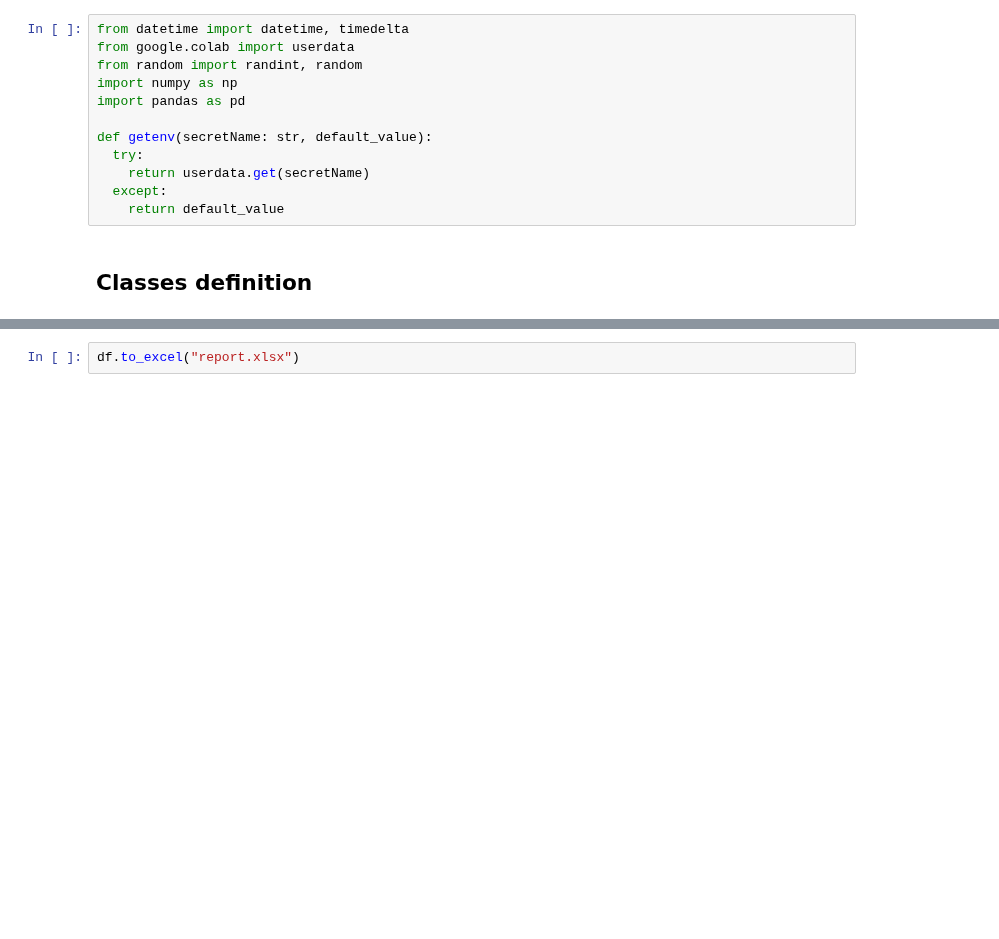
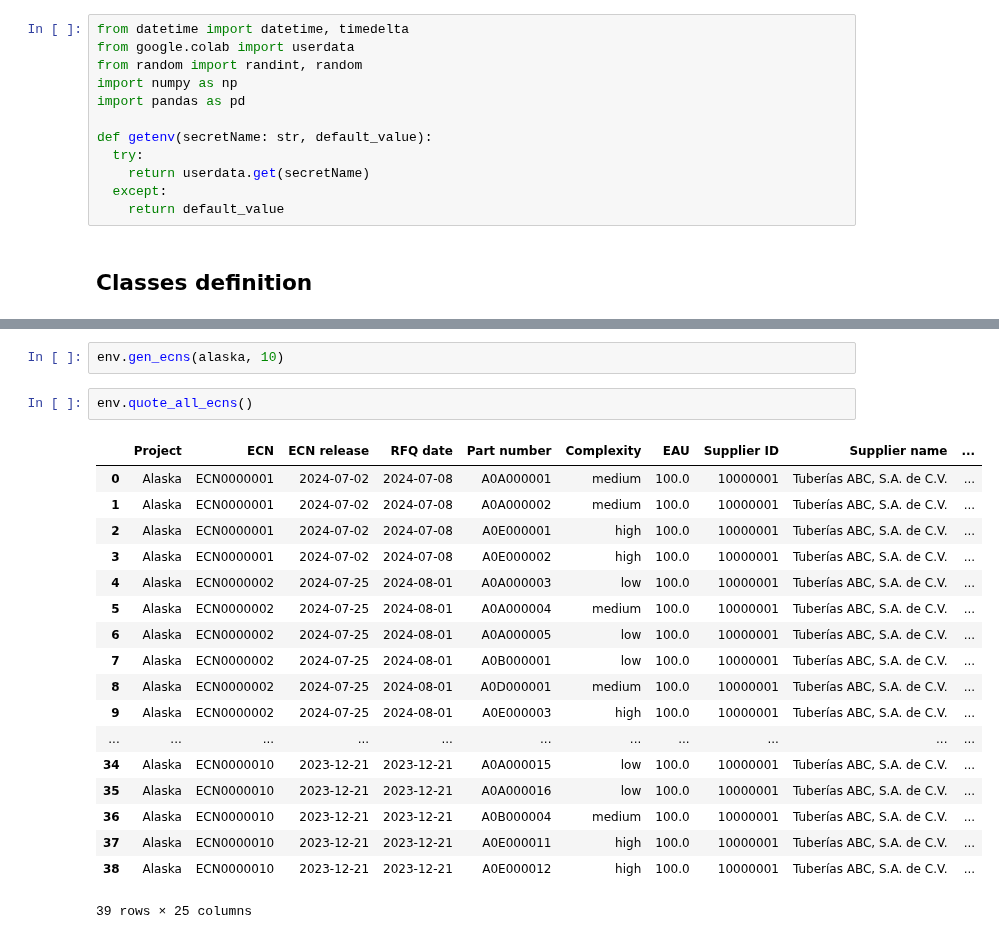
Before and after one commit to rubusarbaro/supplier-selection_fuzzy-logic_thesis, a Jupyter notebook: Simulation.ipynb, the cells around one changed output, grey strips where cells are left out. Cells and saved outputs as stored; diff of their text form; blank space fills up the shorter version.

```diff
--- a/Simulation.ipynb
+++ b/Simulation.ipynb
@@ -433,2 +466,23 @@ plt.gca().spines[['top', 'right',]].set_visible(False)
-# %%
-df.to_excel("report.xlsx")
+# %%
+env.gen_ecns(alaska, 10)
+# %%
+env.quote_all_ecns()
+# %% [output]
+|  | Project | ECN | ECN release | RFQ date | Part number | Complexity | EAU | Supplier ID | Supplier name | ... |
+| 0 | Alaska | ECN0000001 | 2024-07-02 | 2024-07-08 | A0A000001 | medium | 100.0 | 10000001 | Tuberías ABC, S.A. de C.V. | ... |
+| 1 | Alaska | ECN0000001 | 2024-07-02 | 2024-07-08 | A0A000002 | medium | 100.0 | 10000001 | Tuberías ABC, S.A. de C.V. | ... |
+| 2 | Alaska | ECN0000001 | 2024-07-02 | 2024-07-08 | A0E000001 | high | 100.0 | 10000001 | Tuberías ABC, S.A. de C.V. | ... |
+| 3 | Alaska | ECN0000001 | 2024-07-02 | 2024-07-08 | A0E000002 | high | 100.0 | 10000001 | Tuberías ABC, S.A. de C.V. | ... |
+| 4 | Alaska | ECN0000002 | 2024-07-25 | 2024-08-01 | A0A000003 | low | 100.0 | 10000001 | Tuberías ABC, S.A. de C.V. | ... |
+| 5 | Alaska | ECN0000002 | 2024-07-25 | 2024-08-01 | A0A000004 | medium | 100.0 | 10000001 | Tuberías ABC, S.A. de C.V. | ... |
+| 6 | Alaska | ECN0000002 | 2024-07-25 | 2024-08-01 | A0A000005 | low | 100.0 | 10000001 | Tuberías ABC, S.A. de C.V. | ... |
+| 7 | Alaska | ECN0000002 | 2024-07-25 | 2024-08-01 | A0B000001 | low | 100.0 | 10000001 | Tuberías ABC, S.A. de C.V. | ... |
+| 8 | Alaska | ECN0000002 | 2024-07-25 | 2024-08-01 | A0D000001 | medium | 100.0 | 10000001 | Tuberías ABC, S.A. de C.V. | ... |
+| 9 | Alaska | ECN0000002 | 2024-07-25 | 2024-08-01 | A0E000003 | high | 100.0 | 10000001 | Tuberías ABC, S.A. de C.V. | ... |
+| ... | ... | ... | ... | ... | ... | ... | ... | ... | ... | ... |
+| 34 | Alaska | ECN0000010 | 2023-12-21 | 2023-12-21 | A0A000015 | low | 100.0 | 10000001 | Tuberías ABC, S.A. de C.V. | ... |
+| 35 | Alaska | ECN0000010 | 2023-12-21 | 2023-12-21 | A0A000016 | low | 100.0 | 10000001 | Tuberías ABC, S.A. de C.V. | ... |
+| 36 | Alaska | ECN0000010 | 2023-12-21 | 2023-12-21 | A0B000004 | medium | 100.0 | 10000001 | Tuberías ABC, S.A. de C.V. | ... |
+| 37 | Alaska | ECN0000010 | 2023-12-21 | 2023-12-21 | A0E000011 | high | 100.0 | 10000001 | Tuberías ABC, S.A. de C.V. | ... |
+| 38 | Alaska | ECN0000010 | 2023-12-21 | 2023-12-21 | A0E000012 | high | 100.0 | 10000001 | Tuberías ABC, S.A. de C.V. | ... |
+39 rows × 25 columns
```
Also changed, not shown: parts of 7 cells of this notebook.
